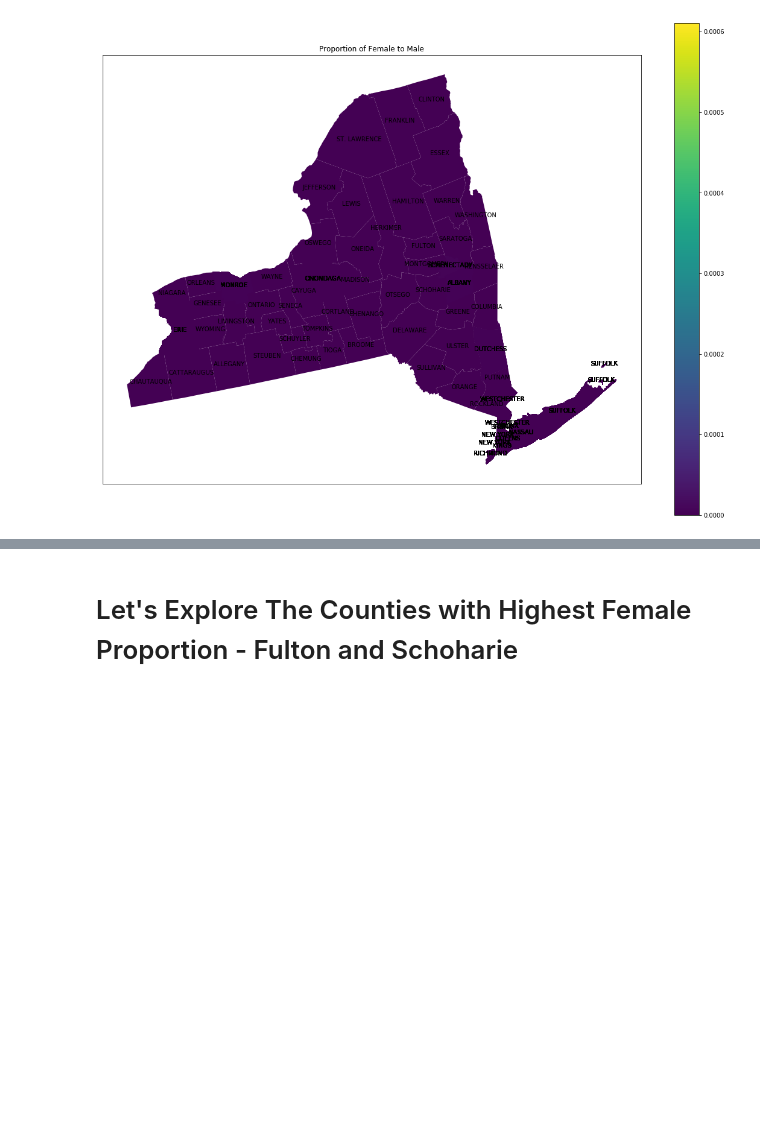
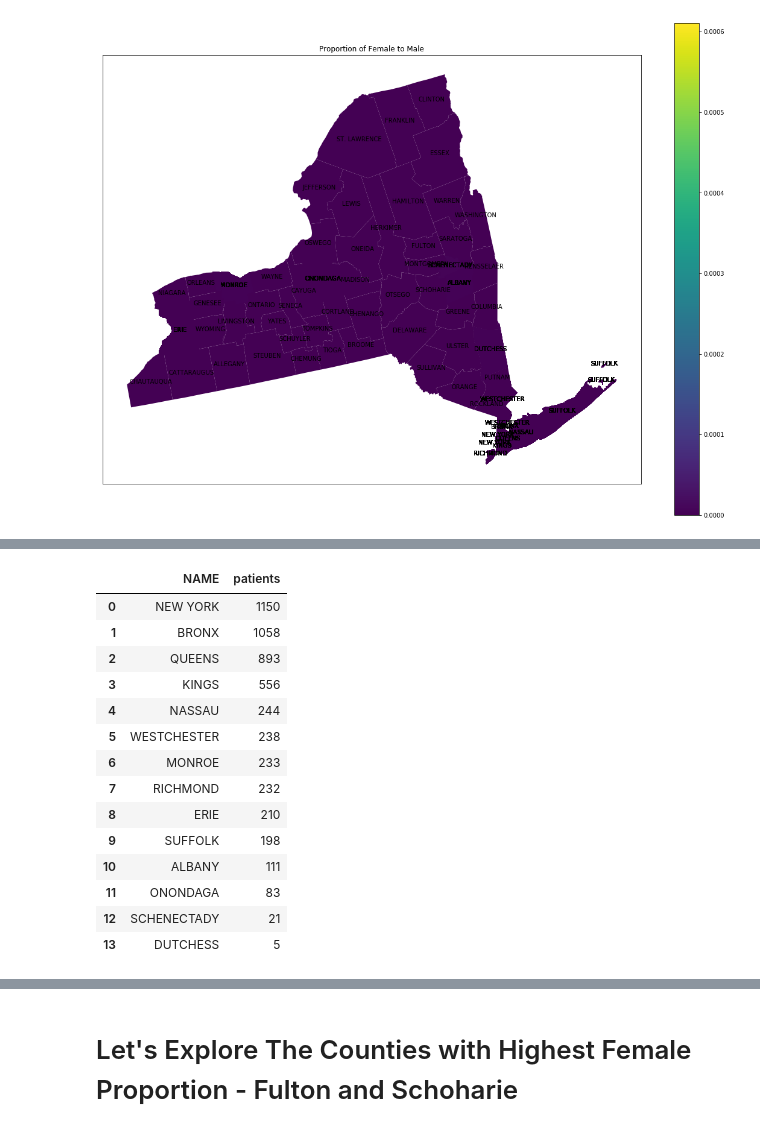
Before and after one commit to sarahJune1/PUI2018_sjs909, a Jupyter notebook: HW8_sjs909/NYHealth.ipynb, the cells around one changed output, grey strips where cells are left out. Cells and saved outputs as stored; diff of their text form; code cells hidden in the pictures; blank space fills up the shorter version.

```diff
--- a/HW8_sjs909/NYHealth.ipynb
+++ b/HW8_sjs909/NYHealth.ipynb
@@ -301,0 +353,34 @@ plt.title("Proportion of Female to Male");
+# %%
+numberofpatients = NYCP.drop(columns=[          u'STATE',          u'COUNTY',
+                  u'LSAD',      u'LSAD_TRANS',            u'OID_',
+            u'COUNTY_FIP',         u'POP2000',           u'WHITE',
+                 u'BLACK',         u'AMER_ES',           u'ASIAN',
+               u'HAWN_PI',           u'OTHER',       u'MULT_RACE',
+              u'HISPANIC',            u'MALE',          u'FEMALE',
+              u'M_UNDER5',            u'M5_9',          u'M10_14',
+                u'M15_17',          u'M18_19',             u'M20',
+                   u'M21',          u'M22_24',          u'M25_29',
+                u'M30_34',          u'M35_39',          u'M40_44',
+                u'M45_49',          u'M50_54',          u'M55_59',
+                u'M60_61',          u'M62_64',          u'M65_66',
+                u'M67_69',          u'M70_74',          u'M75_79',
+                u'M80_84',        u'M_OVER85',        u'F_UNDER5',
+                  u'F5_9',          u'F10_14',          u'F15_17',
+                u'F18_19',             u'F20',             u'F21',
+                u'F22_24',          u'F25_29',          u'F30_34',
+                u'F35_39',          u'F40_44',          u'F45_49',
+                u'F50_54',          u'F55_59',          u'F60_61',
+                u'F62_64',          u'F65_66',          u'F67_69',
+                u'F70_74',          u'F75_79',          u'F80_84',
+              u'F_OVER85',      u'HOUSEHOLDS',      u'AV_HH_SIZE',
+             u'HSEHLD_1M',       u'HSEHLD_1F',      u'MAR_MINORC',
+             u'MAR_NO_MC',      u'MHH_MINORC',      u'FHH_MINORC',
+              u'FAMILIES',       u'AV_FAM_SZ',       u'HSE_UNITS',
+                 u'URBAN',           u'RURAL',          u'VACANT',
+             u'OWNER_OCC',      u'RENTER_OCC',        u'geometry',
+        u'exclusion_flag',   u'medicaid_flag',      u'HIVdx_flag',
+            u'RXarv_flag',      u'HBVdx_flag',      u'RXhbv_flag',
+                u'gender',       u'age_group', u'ethnicity_group',
+          u'patient_zip3',        u'county_x',
+           u'county code',        u'county_y',               u'F',
+                     u'M',     u'Fproportion',      u'patientspp'], axis=1)
@@ -301,0 +396,3 @@ plt.title("Proportion of Female to Male");
+# %%
+# get rid of rows that patients = NaN
+numberofpatients.dropna(subset=['patients'], inplace=True) # drop na
@@ -301,0 +421,21 @@ plt.title("Proportion of Female to Male");
+# %%
+# group by county
+patientsGroup = numberofpatients.groupby('NAME').count().sort_values('patients',ascending=False)
+# %%
+patientsGroup
+# %% [output]
+|  | NAME | patients |
+| 0 | NEW YORK | 1150 |
+| 1 | BRONX | 1058 |
+| 2 | QUEENS | 893 |
+| 3 | KINGS | 556 |
+| 4 | NASSAU | 244 |
+| 5 | WESTCHESTER | 238 |
+| 6 | MONROE | 233 |
+| 7 | RICHMOND | 232 |
+| 8 | ERIE | 210 |
+| 9 | SUFFOLK | 198 |
+| 10 | ALBANY | 111 |
+| 11 | ONONDAGA | 83 |
+| 12 | SCHENECTADY | 21 |
+| 13 | DUTCHESS | 5 |
```
Also changed, not shown: parts of 32 cells of this notebook, 7 other files.
